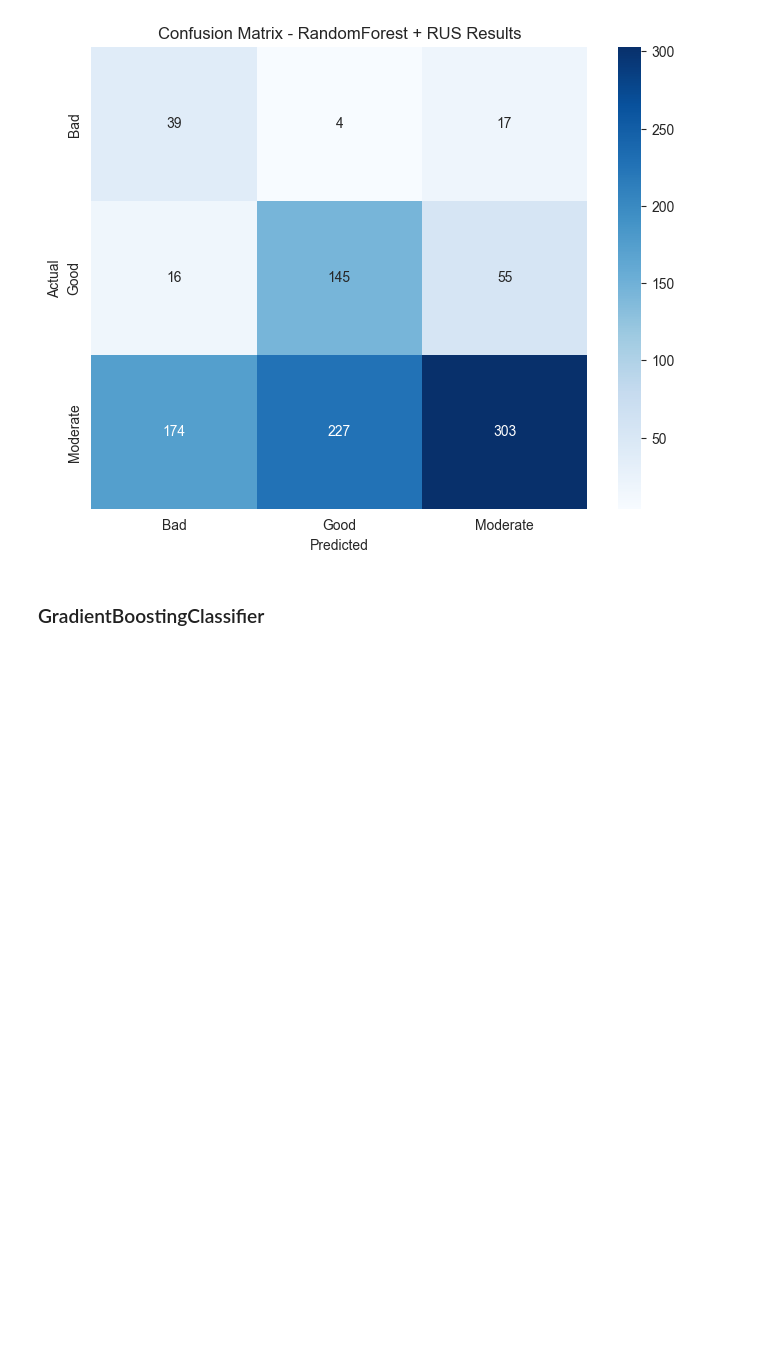
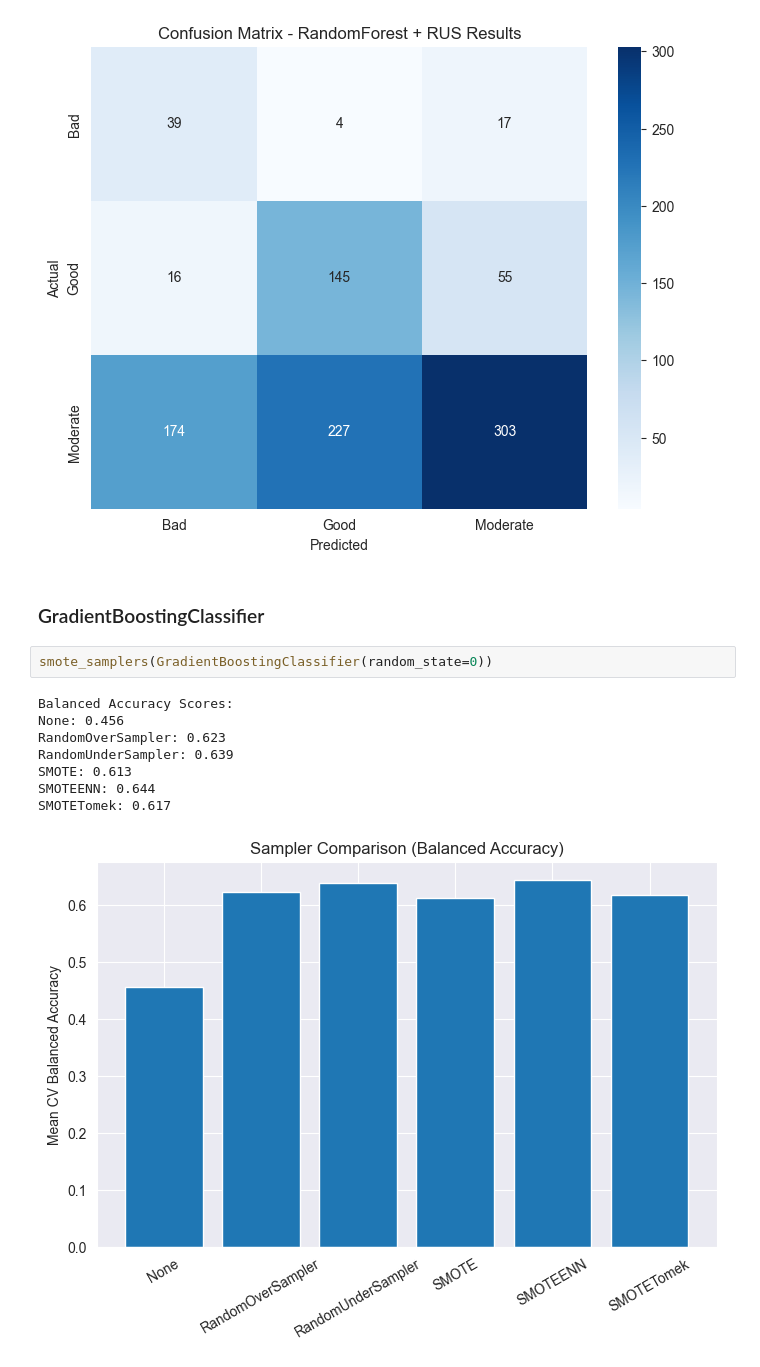
Before and after one commit to gps-stellar/Supervised-Classification-Regression, a Jupyter notebook: Winer-Recognition-Classification/Wine_Recognition_Classification.ipynb, the cells around one changed output. Cells and saved outputs as stored; diff of their text form; blank space fills up the shorter version.

Commit message:
plotted GradientBoostingClassifier smote samples

```diff
--- a/Winer-Recognition-Classification/Wine_Recognition_Classification.ipynb
+++ b/Winer-Recognition-Classification/Wine_Recognition_Classification.ipynb
@@ -379,3 +379,14 @@ plot_confusion_matrix(y_test, y_pred_rf_rus, "RandomForest + RUS Results")
 [figure]
 # %% [markdown]
 ### GradientBoostingClassifier
+# %%
+smote_samplers(GradientBoostingClassifier(random_state=0))
+# %% [output]
+Balanced Accuracy Scores:
+None: 0.456
+RandomOverSampler: 0.623
+RandomUnderSampler: 0.639
+SMOTE: 0.613
+SMOTEENN: 0.644
+SMOTETomek: 0.617
+[figure, added]
```
